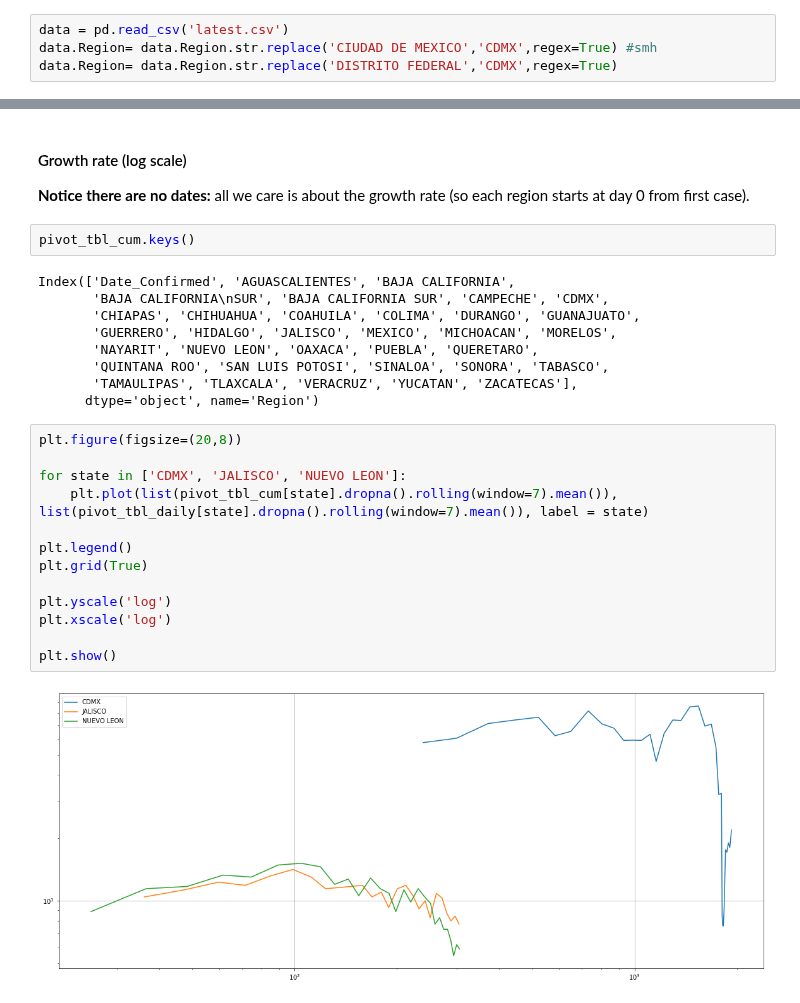
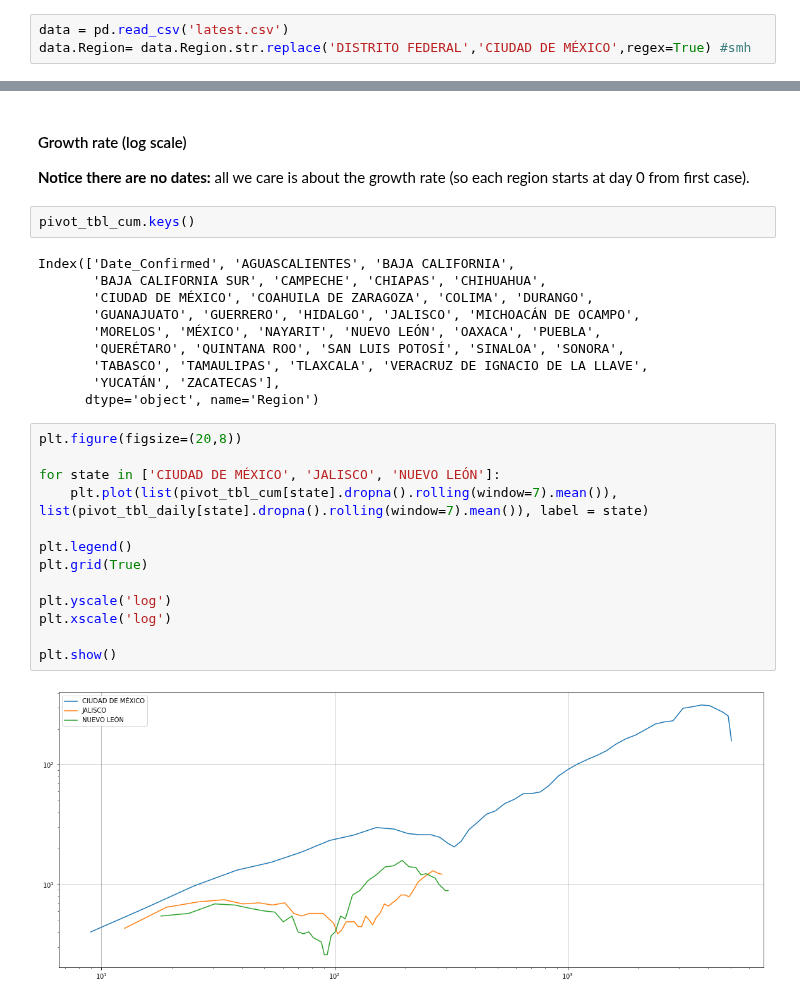
Before and after one commit to marianarf/covid19_mexico_analysis, a Jupyter notebook: mexico_cases_by_date.ipynb, the cells around one changed output, grey strips where cells are left out. Saved outputs shown, nothing was run; the diff lists cells and outputs as text.

Commit message:
Update data

```diff
--- a/mexico_cases_by_date.ipynb
+++ b/mexico_cases_by_date.ipynb
@@ -6,8 +6,7 @@ import pandas as pd
 # Read
 # %%
 data = pd.read_csv('latest.csv')
-data.Region= data.Region.str.replace('CIUDAD DE MEXICO','CDMX',regex=True) #smh
-data.Region= data.Region.str.replace('DISTRITO FEDERAL','CDMX',regex=True)
+data.Region= data.Region.str.replace('DISTRITO FEDERAL','CIUDAD DE MÉXICO',regex=True) #smh
 # %%
 data.Region.unique()
 # %% [output]
@@ -161,25 +161,26 @@ plt.show()
 pivot_tbl_cum.keys()
 # %% [output]
 Index(['Date_Confirmed', 'AGUASCALIENTES', 'BAJA CALIFORNIA',
-       'BAJA CALIFORNIA\nSUR', 'BAJA CALIFORNIA SUR', 'CAMPECHE', 'CDMX',
-       'CHIAPAS', 'CHIHUAHUA', 'COAHUILA', 'COLIMA', 'DURANGO', 'GUANAJUATO',
-       'GUERRERO', 'HIDALGO', 'JALISCO', 'MEXICO', 'MICHOACAN', 'MORELOS',
-       'NAYARIT', 'NUEVO LEON', 'OAXACA', 'PUEBLA', 'QUERETARO',
-       'QUINTANA ROO', 'SAN LUIS POTOSI', 'SINALOA', 'SONORA', 'TABASCO',
-       'TAMAULIPAS', 'TLAXCALA', 'VERACRUZ', 'YUCATAN', 'ZACATECAS'],
+       'BAJA CALIFORNIA SUR', 'CAMPECHE', 'CHIAPAS', 'CHIHUAHUA',
+       'CIUDAD DE MÉXICO', 'COAHUILA DE ZARAGOZA', 'COLIMA', 'DURANGO',
+       'GUANAJUATO', 'GUERRERO', 'HIDALGO', 'JALISCO', 'MICHOACÁN DE OCAMPO',
+       'MORELOS', 'MÉXICO', 'NAYARIT', 'NUEVO LEÓN', 'OAXACA', 'PUEBLA',
+       'QUERÉTARO', 'QUINTANA ROO', 'SAN LUIS POTOSÍ', 'SINALOA', 'SONORA',
+       'TABASCO', 'TAMAULIPAS', 'TLAXCALA', 'VERACRUZ DE IGNACIO DE LA LLAVE',
+       'YUCATÁN', 'ZACATECAS'],
       dtype='object', name='Region')
 # %%
 plt.figure(figsize=(20,8))
 
-for state in ['CDMX', 'JALISCO', 'NUEVO LEON']:
+for state in ['CIUDAD DE MÉXICO', 'JALISCO', 'NUEVO LEÓN']:
     plt.plot(list(pivot_tbl_cum[state].dropna().rolling(window=7).mean()), list(pivot_tbl_daily[state].dropna().rolling(window=7).mean()), label = state)
 
 plt.legend()
 plt.grid(True)
 
 plt.yscale('log')
 plt.xscale('log')
 
 plt.show()
 # %% [output]
-[figure, old version]
+[figure, new version]
```
Also changed, not shown: parts of 5 cells of this notebook, 7 other files.
